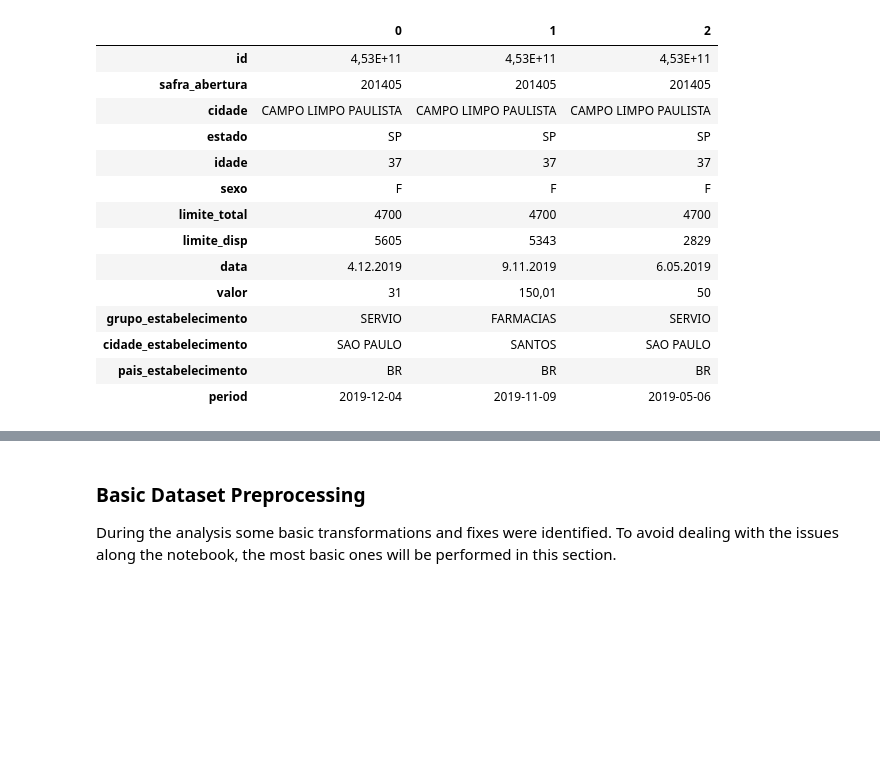
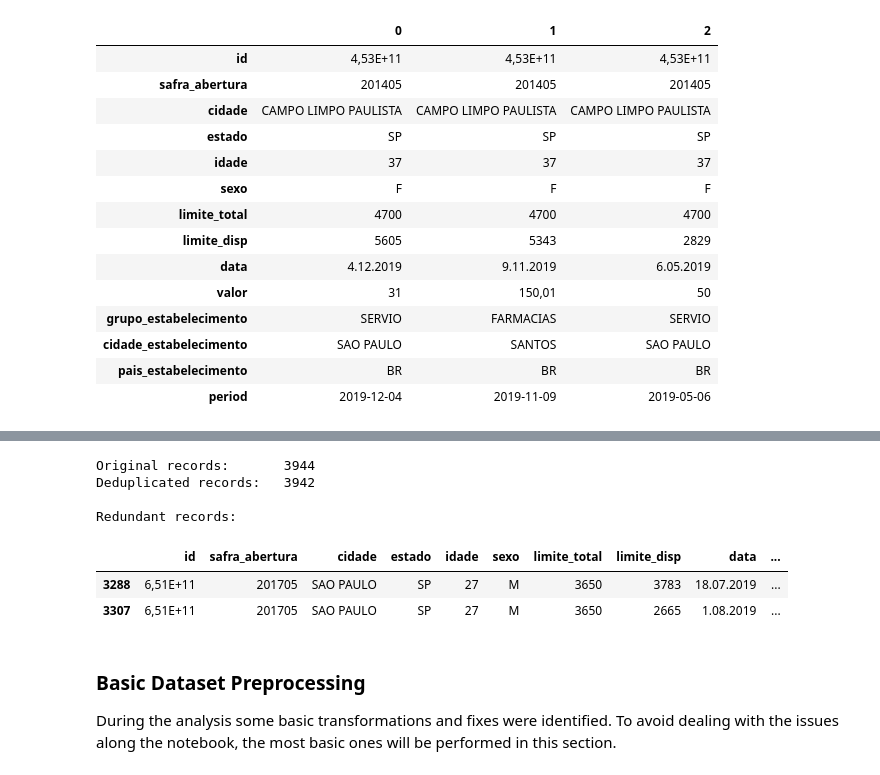
Before and after one commit to brunovilar/financial_transactions_classification, a Jupyter notebook: application/notebooks/02_ExploreDataset.ipynb, the cells around one changed output, grey strips where cells are left out. Drawn from its saved outputs; the diff is of its cells as text; code cells hidden in the pictures; blank space fills up the shorter version.

```diff
--- a/application/notebooks/02_ExploreDataset.ipynb
+++ b/application/notebooks/02_ExploreDataset.ipynb
@@ -132,3 +137,22 @@ Sample:
+# %%
+print(f'Original records:\t{len(df)}')
+print(f'Deduplicated records:\t{len(df.drop_duplicates())}')
+
+redundant_records_df = (
+    df
+    .loc[lambda f: ~f.index.isin(set(df.drop_duplicates().index))]
+)
+
+print('\nRedundant records:')
+redundant_records_df
+# %% [output]
+Original records:       3944
+Deduplicated records:   3942
+
+Redundant records:
+|  | id | safra_abertura | cidade | estado | idade | sexo | limite_total | limite_disp | data | ... |
+| 3288 | 6,51E+11 | 201705 | SAO PAULO | SP | 27 | M | 3650 | 3783 | 18.07.2019 | ... |
+| 3307 | 6,51E+11 | 201705 | SAO PAULO | SP | 27 | M | 3650 | 2665 | 1.08.2019 | ... |
 # %% [markdown]
 ### Basic Dataset Preprocessing
 
```
Also changed, not shown: parts of 6 cells of this notebook, 7 other files.
